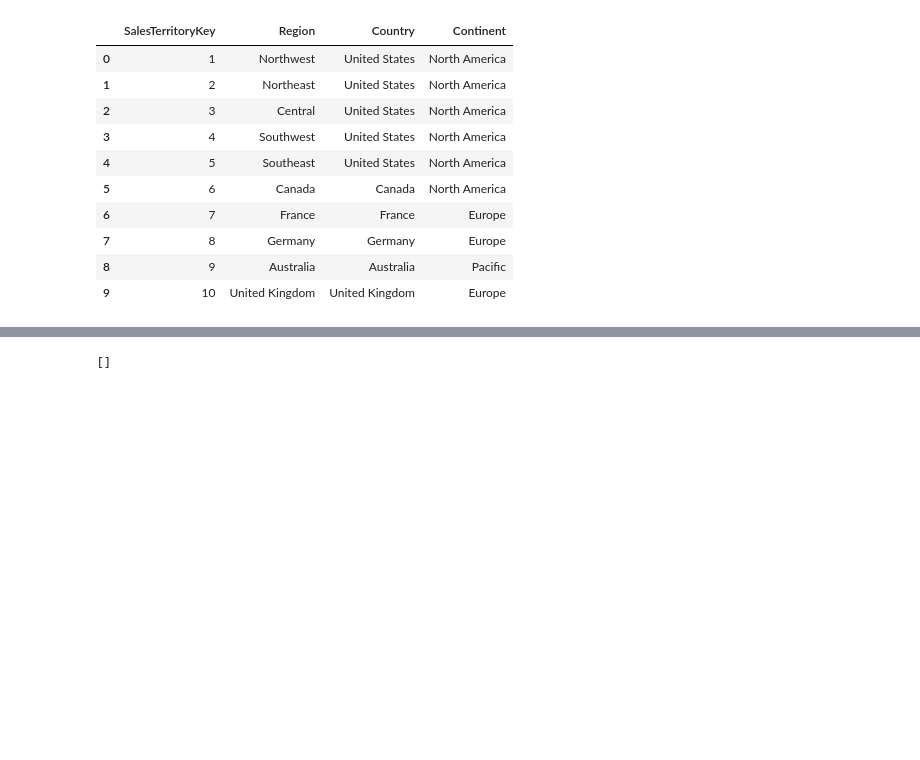
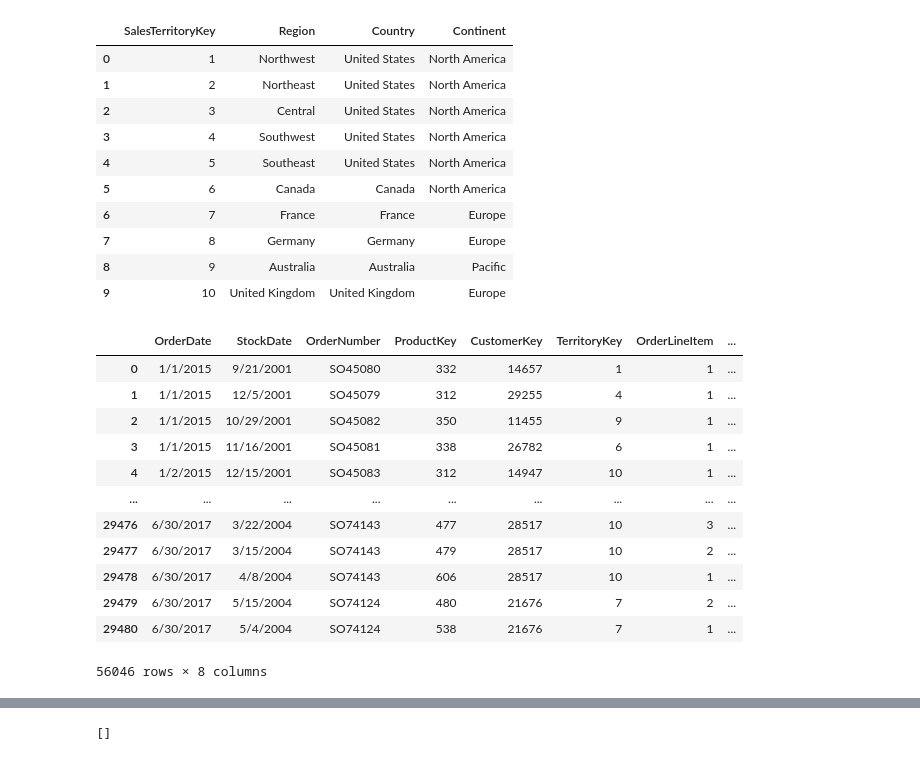
Before and after one commit to Garywtne/Project_3_Bikeshop, a Jupyter notebook: etl-Copy2.ipynb, the cells around one changed output, grey strips where cells are left out. Cells and saved outputs as stored; diff of their text form; code cells hidden in the pictures; blank space fills up the shorter version.

```diff
--- a/etl-Copy2.ipynb
+++ b/etl-Copy2.ipynb
@@ -181,3 +181,5 @@ Territories_df
 | 9 | 10 | United Kingdom | United Kingdom | Europe |
 # %%
 # create database
+# %%
+sales = [Sales_2015_df, Sales_2016_df, Sales_2017_df]
@@ -183,0 +188,16 @@ Territories_df
+# %%
+all_sales
+# %% [output]
+|  | OrderDate | StockDate | OrderNumber | ProductKey | CustomerKey | TerritoryKey | OrderLineItem | ... |
+| 0 | 1/1/2015 | 9/21/2001 | SO45080 | 332 | 14657 | 1 | 1 | ... |
+| 1 | 1/1/2015 | 12/5/2001 | SO45079 | 312 | 29255 | 4 | 1 | ... |
+| 2 | 1/1/2015 | 10/29/2001 | SO45082 | 350 | 11455 | 9 | 1 | ... |
+| 3 | 1/1/2015 | 11/16/2001 | SO45081 | 338 | 26782 | 6 | 1 | ... |
+| 4 | 1/2/2015 | 12/15/2001 | SO45083 | 312 | 14947 | 10 | 1 | ... |
+| ... | ... | ... | ... | ... | ... | ... | ... | ... |
+| 29476 | 6/30/2017 | 3/22/2004 | SO74143 | 477 | 28517 | 10 | 3 | ... |
+| 29477 | 6/30/2017 | 3/15/2004 | SO74143 | 479 | 28517 | 10 | 2 | ... |
+| 29478 | 6/30/2017 | 4/8/2004 | SO74143 | 606 | 28517 | 10 | 1 | ... |
+| 29479 | 6/30/2017 | 5/15/2004 | SO74124 | 480 | 21676 | 7 | 2 | ... |
+| 29480 | 6/30/2017 | 5/4/2004 | SO74124 | 538 | 21676 | 7 | 1 | ... |
+56046 rows × 8 columns
```
Also changed, not shown: parts of 15 cells of this notebook, 2 other files.
